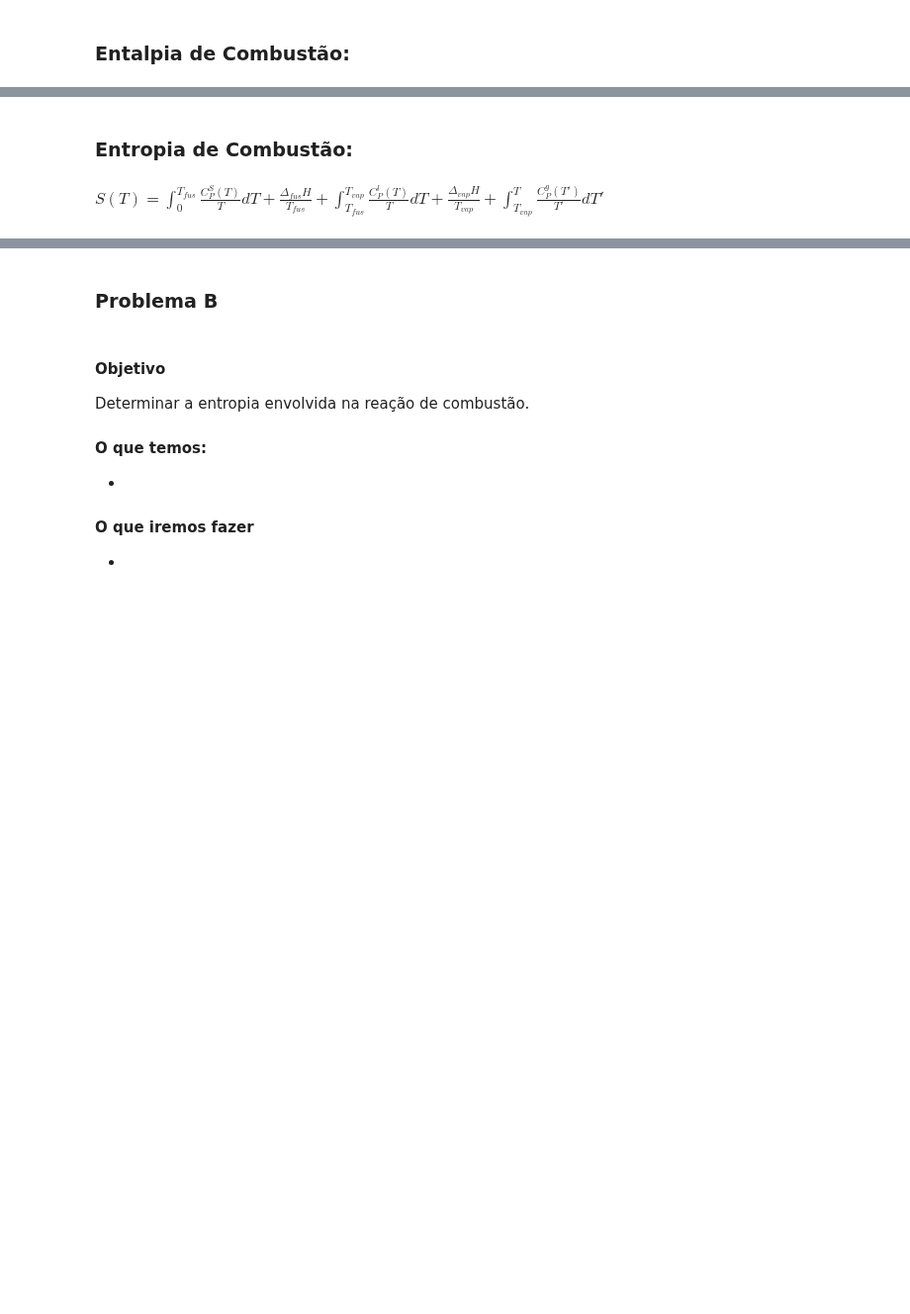
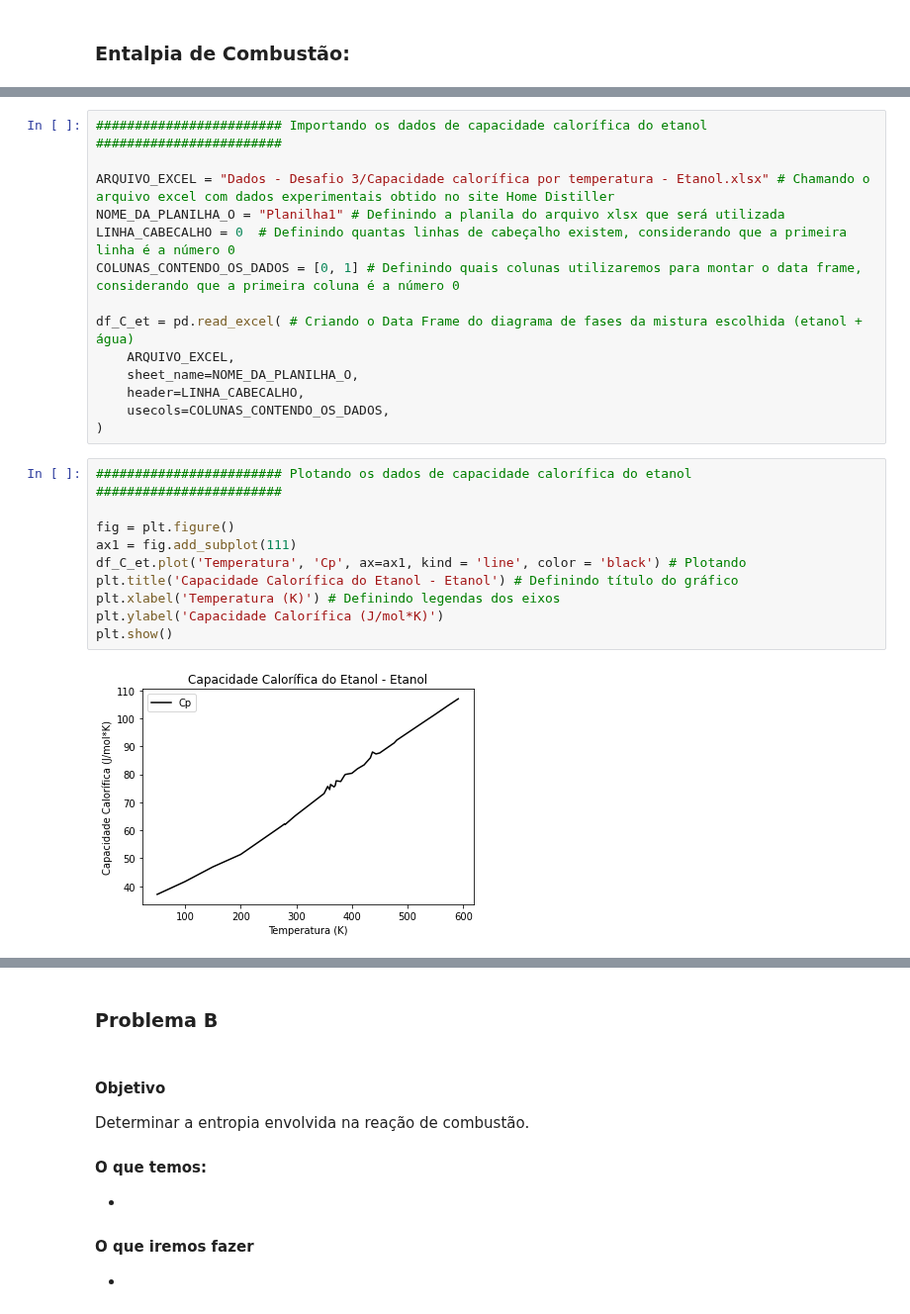
Before and after one commit to benetao/Termodinamica_Avancada, a Jupyter notebook: Desafio 3/Desafio_3_Termodinamica.ipynb, the cells around one changed output, grey strips where cells are left out. Shown at 99% size. Drawn from its saved outputs; the diff is of its cells as text; blank space fills up the shorter version.

Commit message:
Entalpia de combustão

```diff
--- a/Desafio 3/Desafio_3_Termodinamica.ipynb
+++ b/Desafio 3/Desafio_3_Termodinamica.ipynb
@@ -104,4 +127,26 @@ $\Delta_c H[C_2H_5OH(g)] = (2⋅-393.509 + 3⋅-285.83)- (1⋅-277.69) = 1366.82
-# %% [markdown]
-### Entropia de Combustão:
-# %% [markdown]
-$ S(T)= \int_{0}^{T_{fus}}\frac{C^{S}_P(T)}{T}dT + \frac{\Delta_{fus}H}{T_{fus}} + \int_{T_{fus}}^{T_{vap}}\frac{C^{l}_P(T)}{T}dT + \frac{\Delta_{vap}H}{T_{vap}} + \int_{T_{vap}}^{T}\frac{C^{g}_P(T')}{T'}dT'$
+# %%
+######################## Importando os dados de capacidade calorífica do etanol ########################
+
+ARQUIVO_EXCEL = "Dados - Desafio 3/Capacidade calorífica por temperatura - Etanol.xlsx" # Chamando o arquivo excel com dados experimentais obtido no site Home Distiller
+NOME_DA_PLANILHA_O = "Planilha1" # Definindo a planila do arquivo xlsx que será utilizada
+LINHA_CABECALHO = 0  # Definindo quantas linhas de cabeçalho existem, considerando que a primeira linha é a número 0
+COLUNAS_CONTENDO_OS_DADOS = [0, 1] # Definindo quais colunas utilizaremos para montar o data frame, considerando que a primeira coluna é a número 0
+
+df_C_et = pd.read_excel( # Criando o Data Frame do diagrama de fases da mistura escolhida (etanol + água)
+    ARQUIVO_EXCEL,
+    sheet_name=NOME_DA_PLANILHA_O,
+    header=LINHA_CABECALHO,
+    usecols=COLUNAS_CONTENDO_OS_DADOS,
+)
+# %%
+######################## Plotando os dados de capacidade calorífica do etanol ########################
+
+fig = plt.figure()
+ax1 = fig.add_subplot(111)
+df_C_et.plot('Temperatura', 'Cp', ax=ax1, kind = 'line', color = 'black') # Plotando
+plt.title('Capacidade Calorífica do Etanol - Etanol') # Definindo título do gráfico
+plt.xlabel('Temperatura (K)') # Definindo legendas dos eixos
+plt.ylabel('Capacidade Calorífica (J/mol*K)')
+plt.show()
+# %% [output]
+[figure, added]
```
Also changed, not shown: parts of 16 cells of this notebook, 2 other files.
